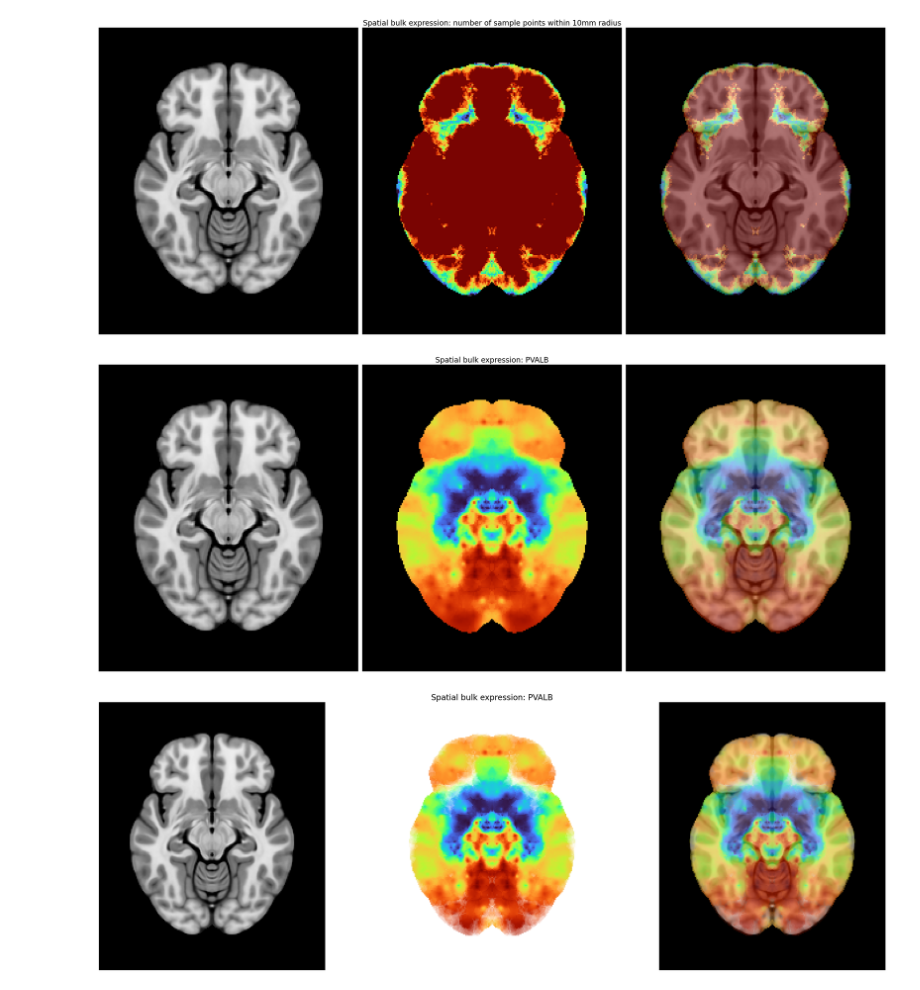
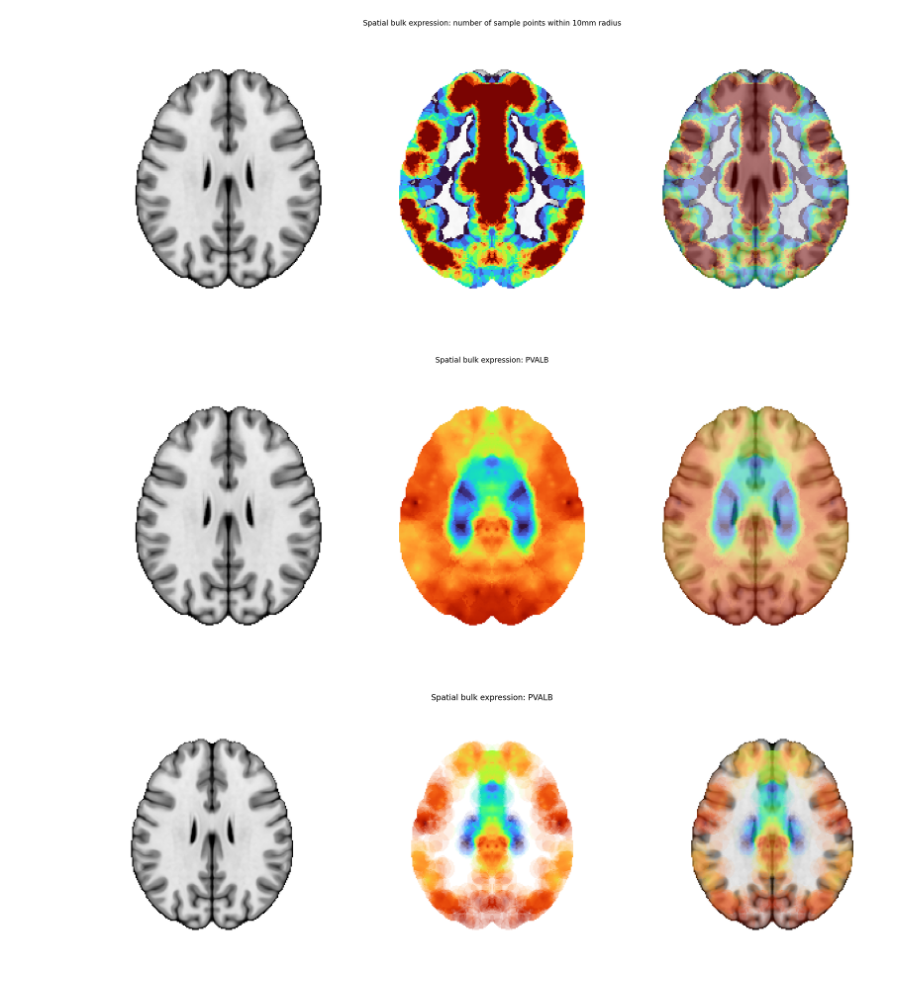
Before and after one commit to imaginelab/gene_viz, a Jupyter notebook: notebooks/main_plotting.ipynb, the cells around one changed output. Drawn from its saved outputs; the diff is of its cells as text; code cells hidden in the pictures.

```diff
--- a/notebooks/main_plotting.ipynb
+++ b/notebooks/main_plotting.ipynb
@@ -58,15 +65,5 @@ plot_surf(subc_mesh['coords'], subc_mesh['faces'], subc_interpolated_values, rot
 # %%
-
-# Load in MRI - Jack
-# Interpolate gene data to MRI slice - Jack
-# Visualise data in meshes - Mathilde
-# Visualise data in slice of MRI - Jack
-# JACK HIGHTON, KING'S COLLEGE LONDON, 2025
-
-from gene_viz.data_loader import load_data
-from gene_viz.mni_atlas_loader import mni_atlas_loader
-from gene_viz.interpolation.interpolation_core import interpolate
-from gene_viz.interpolation_viz import make_3d_interpolated_grid_mni, plot_volumetrics_plane_alpha, get_point_density, show_figure
+# plot gene expression in slice
 
 # choose gene
 gene_name = 'PVALB'
@@ -88,22 +85,3 @@ grid_values, X, Y, Z = make_3d_interpolated_grid_mni(
 # get number of expression sample points within "search_radius" mm of each point in space.
 # "search_k" is the maximum number of points searched for.
 min_distance_vol, alpha_mask = get_point_density(coords=coords,search_radius=10,search_k=10,mni_img=mni_img,resolution=1)
-
-# show number of local points overlaid on MRI. orientation: 1=coronal, 2=sagittal, 3=axial.
-fig = plot_volumetrics_plane_alpha('number of sample points within 10mm radius',
-                                   mni_vol, min_distance_vol, section=60, orientation=2, alpha_mask=None)
-show_figure(fig)
-
-# show interpolated gene expression overlaid on MRI. orientation: 1=coronal, 2=sagittal, 3=axial.
-fig = plot_volumetrics_plane_alpha(gene_name, mni_vol, grid_values, section=60, orientation=2, alpha_mask=None)
-show_figure(fig)
-
-# show interpolated gene expression overlaid on MRI, with alpha dependant on point density. orientation: 1=coronal, 2=sagittal, 3=axial.
-fig = plot_volumetrics_plane_alpha(gene_name, mni_vol, grid_values, section=60, orientation=2, alpha_mask=alpha_mask)
-show_figure(fig)
-
-endchk=0
-# %% [output]
-[figure, removed]
-[figure, removed]
-[figure, removed]
@@ -111,0 +88,17 @@ endchk=0
+# %%
+# show number of local points overlaid on MRI. orientation: 1=coronal, 2=sagittal, 3=axial.
+fig = plot_volumetrics_plane_alpha('number of sample points within 10mm radius',
+                                   mni_vol, min_distance_vol, section=slice, orientation=2, alpha_mask=None)
+show_figure(fig)
+
+# show interpolated gene expression overlaid on MRI. orientation: 1=coronal, 2=sagittal, 3=axial.
+fig = plot_volumetrics_plane_alpha(gene_name, mni_vol, grid_values, section=slice, orientation=2, alpha_mask=None)
+show_figure(fig)
+
+# show interpolated gene expression overlaid on MRI, with alpha dependant on point density. orientation: 1=coronal, 2=sagittal, 3=axial.
+fig = plot_volumetrics_plane_alpha(gene_name, mni_vol, grid_values, section=slice, orientation=2, alpha_mask=alpha_mask)
+show_figure(fig)
+# %% [output]
+[figure, added]
+[figure, added]
+[figure, added]
```
Also changed, not shown: parts of 10 cells of this notebook, 2 other files.
